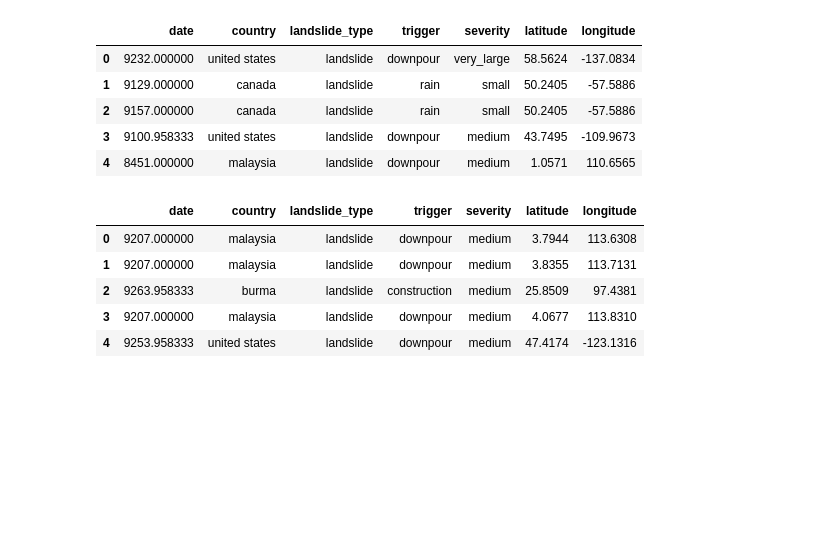
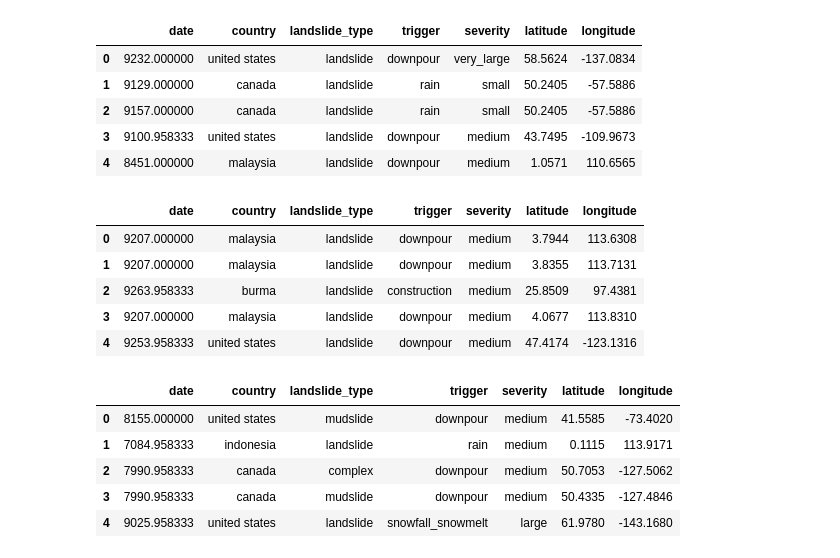
Before and after one commit to GenchoBG/ChasersOfTheLostData, a Jupyter notebook: chasers.ipynb, the cells around one changed output. Saved outputs shown, nothing was run; the diff lists cells and outputs as text; code cells hidden in the pictures; blank space fills up the shorter version.

```diff
--- a/chasers.ipynb
+++ b/chasers.ipynb
@@ -438,3 +439,13 @@ missingseverity.head()
 | 4 | 9253.958333 | united states | landslide | downpour | medium | 47.4174 | -123.1316 |
 # %%
 #concat into one better dataset
+better_thing = pd.concat([legit, missingcountry, missingseverity, missingtrigger])
+# %%
+better_thing.head()
+# %% [output]
+|  | date | country | landslide_type | trigger | severity | latitude | longitude |
+| 0 | 8155.000000 | united states | mudslide | downpour | medium | 41.5585 | -73.4020 |
+| 1 | 7084.958333 | indonesia | landslide | rain | medium | 0.1115 | 113.9171 |
+| 2 | 7990.958333 | canada | complex | downpour | medium | 50.7053 | -127.5062 |
+| 3 | 7990.958333 | canada | mudslide | downpour | medium | 50.4335 | -127.4846 |
+| 4 | 9025.958333 | united states | landslide | snowfall_snowmelt | large | 61.9780 | -143.1680 |
```
Also changed, not shown: parts of 6 cells of this notebook.
